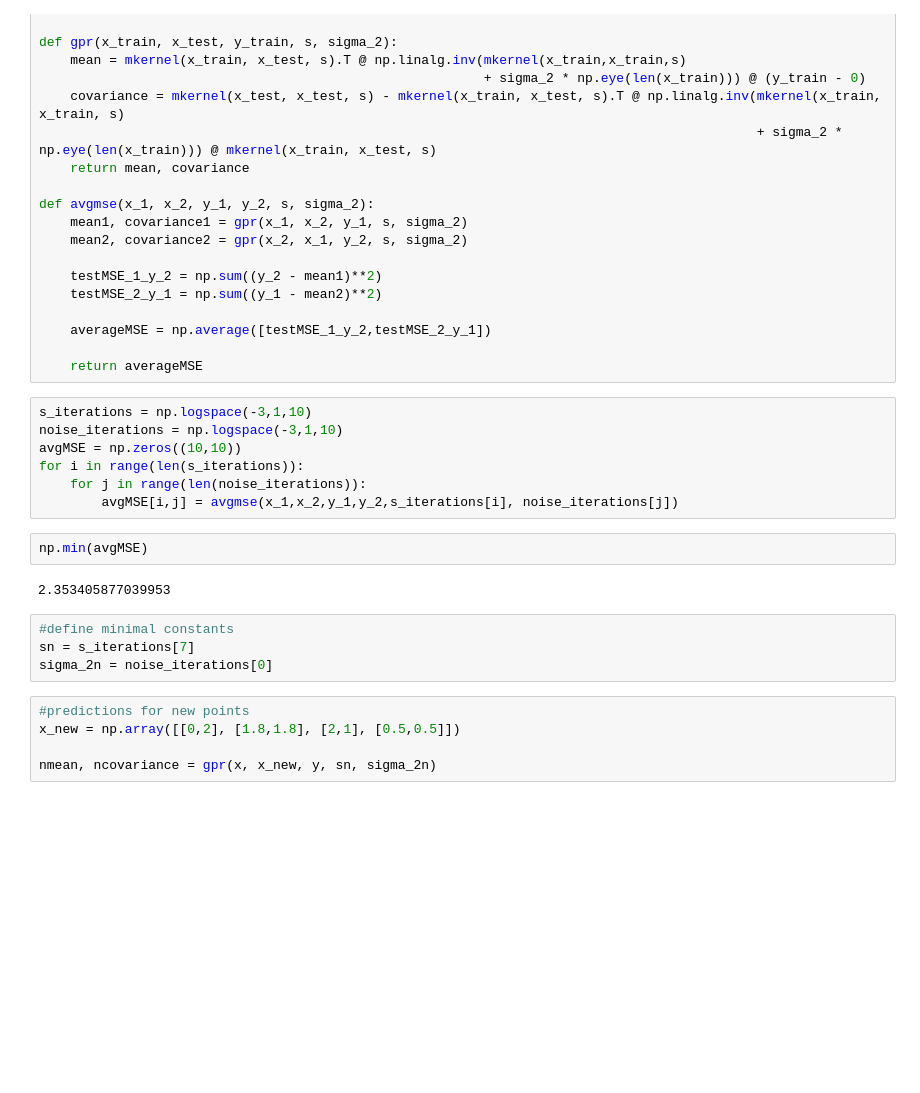
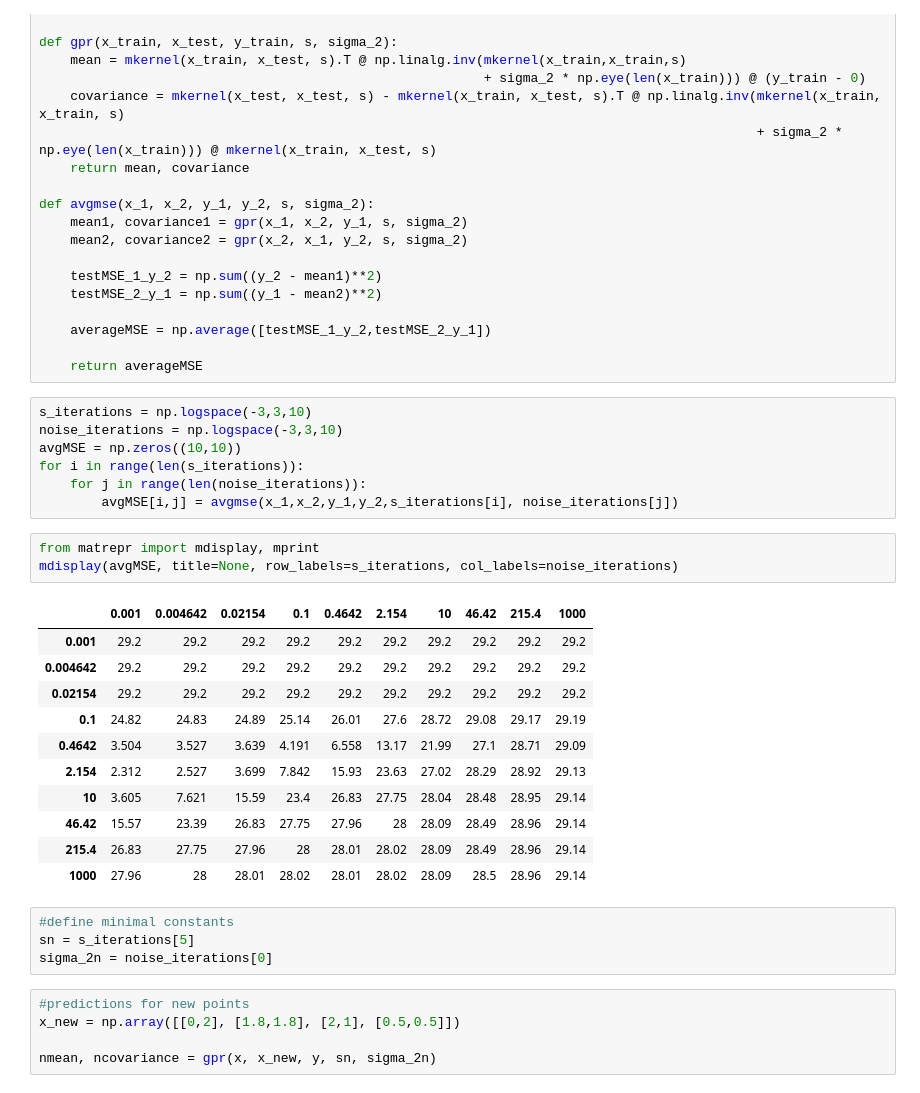
Before and after one commit to asaha1203/cx-4803, a Jupyter notebook: hw_5/hw_5_q3.ipynb, the cells around one changed output. Saved outputs shown, nothing was run; the diff lists cells and outputs as text; blank space fills up the shorter version.

```diff
--- a/hw_5/hw_5_q3.ipynb
+++ b/hw_5/hw_5_q3.ipynb
@@ -50,19 +50,30 @@ def avgmse(x_1, x_2, y_1, y_2, s, sigma_2):
 
     return averageMSE
 # %%
-s_iterations = np.logspace(-3,1,10)
-noise_iterations = np.logspace(-3,1,10)
+s_iterations = np.logspace(-3,3,10)
+noise_iterations = np.logspace(-3,3,10)
 avgMSE = np.zeros((10,10))
 for i in range(len(s_iterations)):
     for j in range(len(noise_iterations)):
         avgMSE[i,j] = avgmse(x_1,x_2,y_1,y_2,s_iterations[i], noise_iterations[j])
-# %%
-np.min(avgMSE)
-# %% [output]
-2.353405877039953
+# %%
+from matrepr import mdisplay, mprint
+mdisplay(avgMSE, title=None, row_labels=s_iterations, col_labels=noise_iterations)
+# %% [output]
+|  | 0.001 | 0.004642 | 0.02154 | 0.1 | 0.4642 | 2.154 | 10 | 46.42 | 215.4 | 1000 |
+| 0.001 | 29.2 | 29.2 | 29.2 | 29.2 | 29.2 | 29.2 | 29.2 | 29.2 | 29.2 | 29.2 |
+| 0.004642 | 29.2 | 29.2 | 29.2 | 29.2 | 29.2 | 29.2 | 29.2 | 29.2 | 29.2 | 29.2 |
+| 0.02154 | 29.2 | 29.2 | 29.2 | 29.2 | 29.2 | 29.2 | 29.2 | 29.2 | 29.2 | 29.2 |
+| 0.1 | 24.82 | 24.83 | 24.89 | 25.14 | 26.01 | 27.6 | 28.72 | 29.08 | 29.17 | 29.19 |
+| 0.4642 | 3.504 | 3.527 | 3.639 | 4.191 | 6.558 | 13.17 | 21.99 | 27.1 | 28.71 | 29.09 |
+| 2.154 | 2.312 | 2.527 | 3.699 | 7.842 | 15.93 | 23.63 | 27.02 | 28.29 | 28.92 | 29.13 |
+| 10 | 3.605 | 7.621 | 15.59 | 23.4 | 26.83 | 27.75 | 28.04 | 28.48 | 28.95 | 29.14 |
+| 46.42 | 15.57 | 23.39 | 26.83 | 27.75 | 27.96 | 28 | 28.09 | 28.49 | 28.96 | 29.14 |
+| 215.4 | 26.83 | 27.75 | 27.96 | 28 | 28.01 | 28.02 | 28.09 | 28.49 | 28.96 | 29.14 |
+| 1000 | 27.96 | 28 | 28.01 | 28.02 | 28.01 | 28.02 | 28.09 | 28.5 | 28.96 | 29.14 |
 # %%
 #define minimal constants
-sn = s_iterations[7]
+sn = s_iterations[5]
 sigma_2n = noise_iterations[0]
 # %%
 #predictions for new points
```
Also changed, not shown: parts of 2 cells of this notebook, 1 other file.
